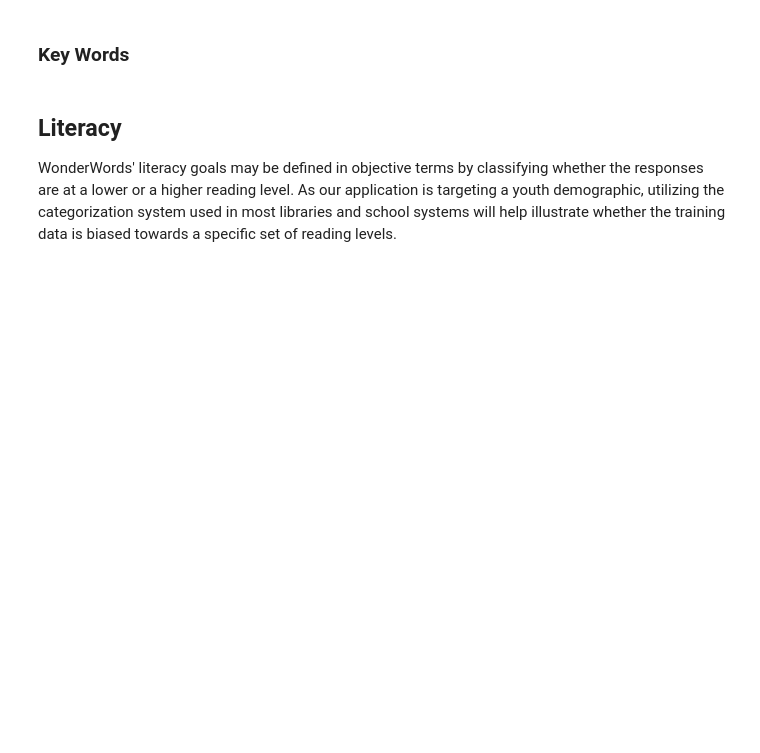
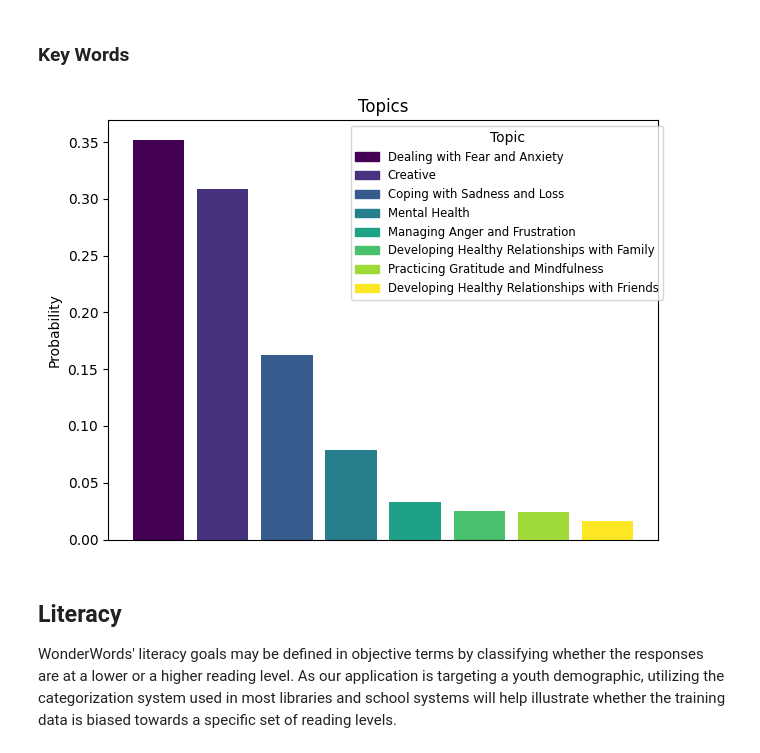
Before and after one commit to NickKornienko/Wonder-Words, a Jupyter notebook: sagemaker/Insights-TinyStories_Case_Study.ipynb, the cells around one changed output. Cells and saved outputs as stored; diff of their text form; code cells hidden in the pictures; blank space fills up the shorter version.

```diff
--- a/sagemaker/Insights-TinyStories_Case_Study.ipynb
+++ b/sagemaker/Insights-TinyStories_Case_Study.ipynb
@@ -329,5 +381,9 @@ Objectively speaking, creativity is a hard goal to define as it can be objective
 # %% [markdown]
 ### Key Words
+# %%
+plot_topic_counts(all_classified_topic_batches_df)
+# %% [output]
+[figure, added]
 # %% [markdown]
 ## Literacy
 WonderWords' literacy goals may be defined in objective terms by classifying whether the responses are at a lower or a higher reading level. As our application is targeting a youth demographic, utilizing the categorization system used in most libraries and school systems will help illustrate whether the training data is biased towards a specific set of reading levels.
```
Also changed, not shown: parts of 17 cells of this notebook, 1 other file.
